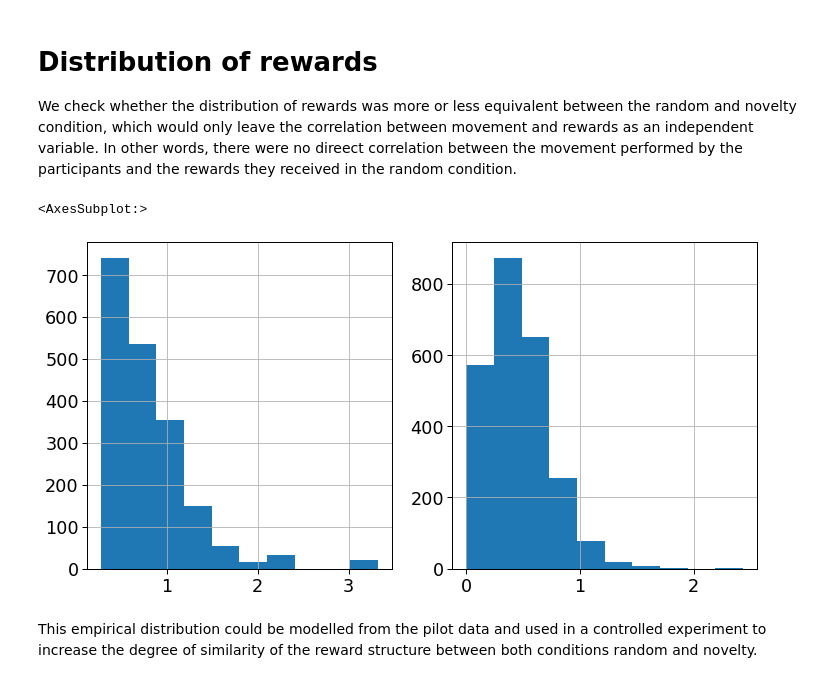
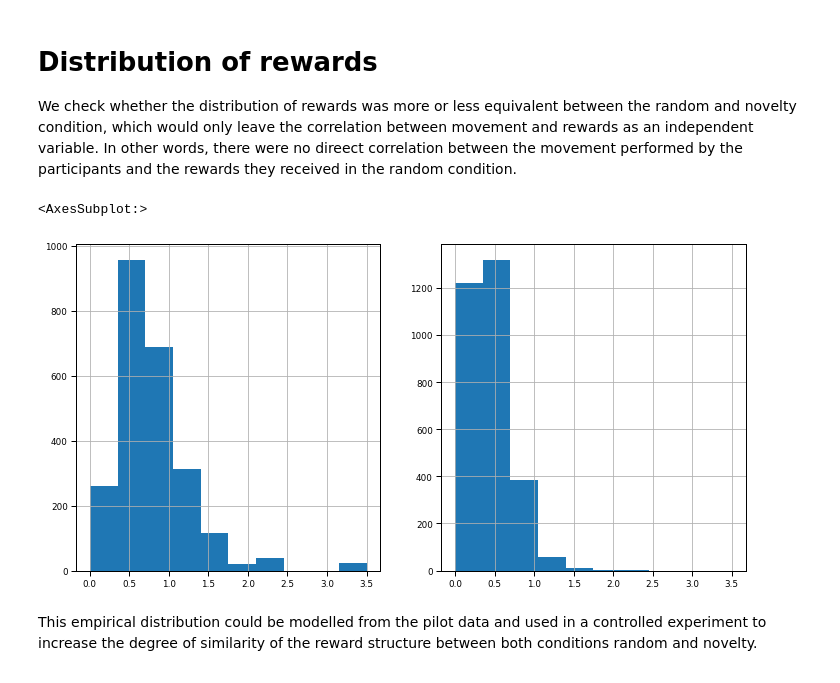
Before and after one commit to ircam-ismm/nime2022-elicitation-demo, a Jupyter notebook: notebooks/pilot_data.ipynb, the cells around one changed output. Cells and saved outputs as stored; diff of their text form; code cells hidden in the pictures.

```diff
--- a/notebooks/pilot_data.ipynb
+++ b/notebooks/pilot_data.ipynb
@@ -64,11 +64,11 @@ grid.set(xlim=(0, 350))
 We check whether the distribution of rewards was more or less equivalent between the random and novelty condition, which would only leave the correlation between movement and rewards as an independent variable. In other words, there were no direect correlation between the movement performed by the participants and the rewards they received in the random condition.
 # %%
 fig, axs = plt.subplots(1, 2, figsize=(12, 6))
-select(df, condition='c1')['random_novelty'].hist(ax=axs[0])
-select(df, condition='c2')['min_dtw'].hist(ax=axs[1])
+select(df, condition='c1')['random_novelty'].hist(ax=axs[0], range=(0, 3.5))
+select(df, condition='c2')['min_dtw'].hist(ax=axs[1], range=(0, 3.5))
 # %% [output]
 <AxesSubplot:>
-[figure, old version]
+[figure, new version]
 # %% [markdown]
 This empirical distribution could be modelled from the pilot data and used in a controlled experiment to increase the degree of similarity of the reward structure between both conditions random and novelty.
 # %%
```
Also changed, not shown: parts of 3 cells of this notebook, 4 other files.
